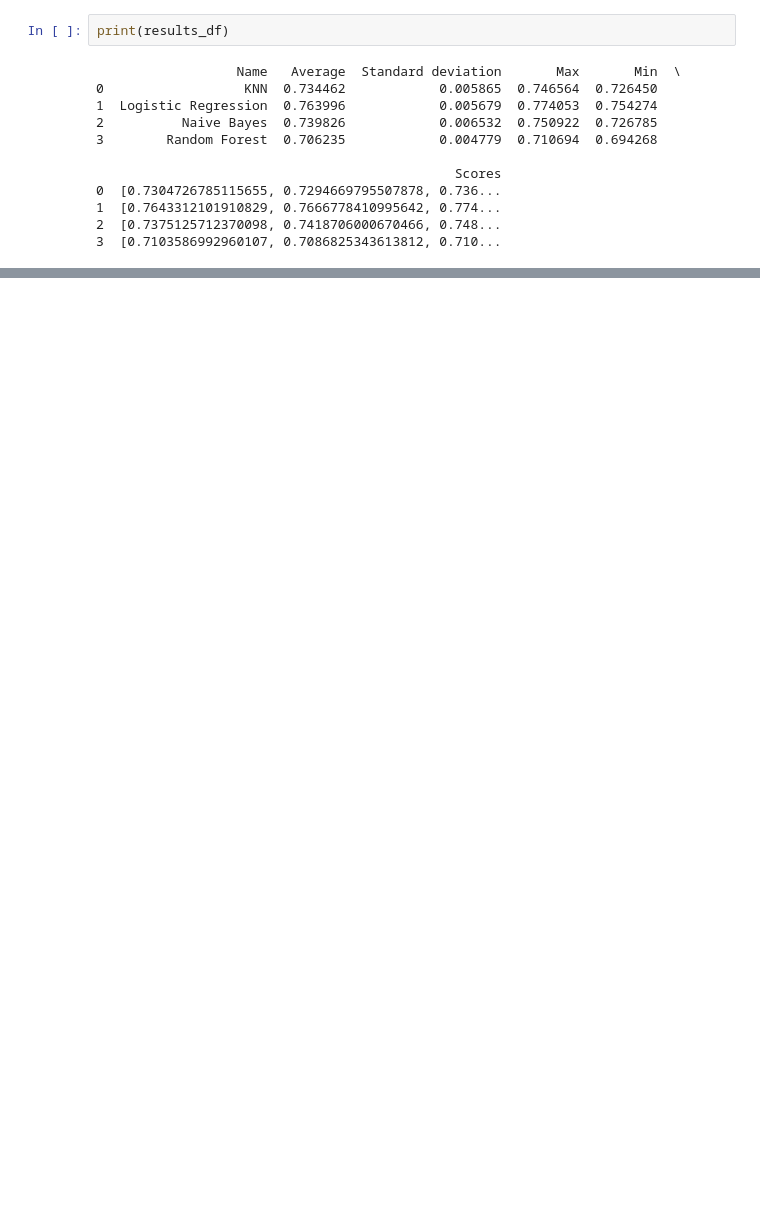
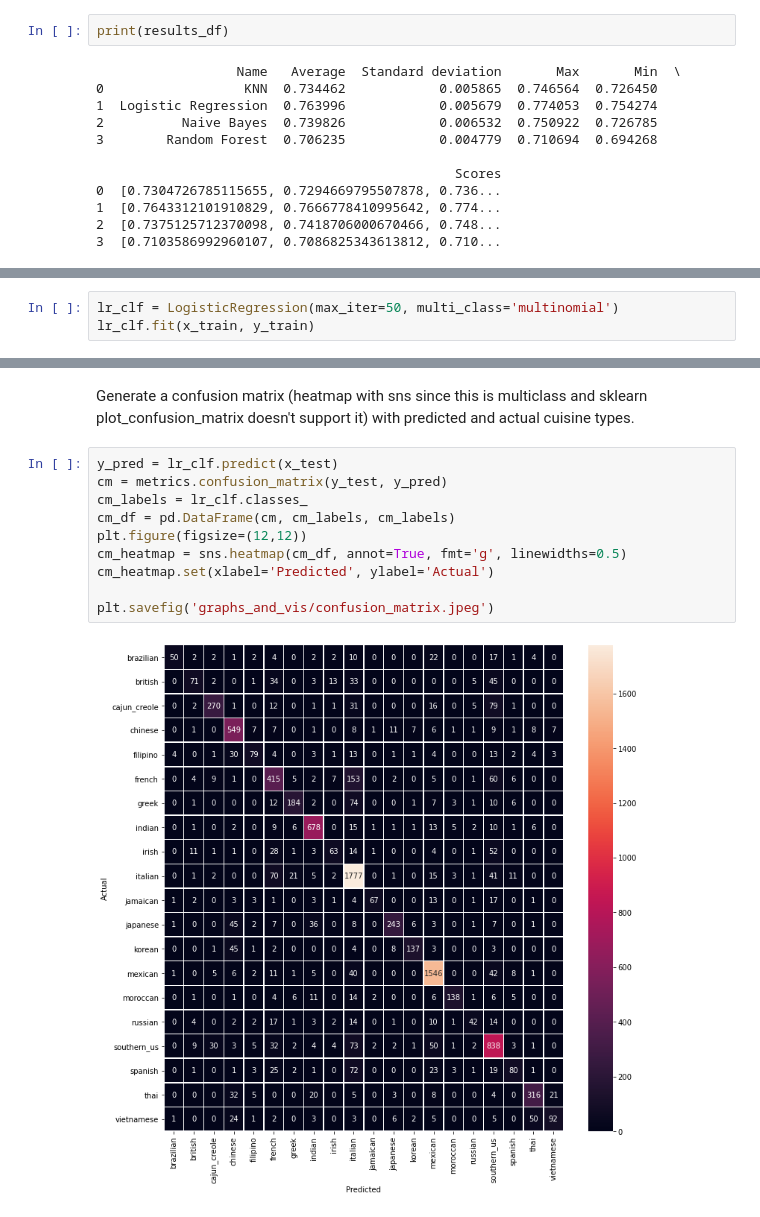
Before and after one commit to nutellaweera/Cuisine_Classification_ML, a Jupyter notebook: trainingAndTesting.ipynb, the cells around one changed output, grey strips where cells are left out. Saved outputs shown, nothing was run; the diff lists cells and outputs as text; blank space fills up the shorter version.

Commit message:
confusion matrix

```diff
--- a/trainingAndTesting.ipynb
+++ b/trainingAndTesting.ipynb
@@ -122,0 +112,3 @@ plt.show()
+# %%
+lr_clf = LogisticRegression(max_iter=50, multi_class='multinomial')
+lr_clf.fit(x_train, y_train)
@@ -122,0 +121,15 @@ plt.show()
+# %% [markdown]
+Generate a confusion matrix (heatmap with sns since this is multiclass and sklearn plot_confusion_matrix doesn't support it)
+with predicted and actual cuisine types.
+# %%
+y_pred = lr_clf.predict(x_test)
+cm = metrics.confusion_matrix(y_test, y_pred)
+cm_labels = lr_clf.classes_
+cm_df = pd.DataFrame(cm, cm_labels, cm_labels)
+plt.figure(figsize=(12,12))
+cm_heatmap = sns.heatmap(cm_df, annot=True, fmt='g', linewidths=0.5)
+cm_heatmap.set(xlabel='Predicted', ylabel='Actual')
+
+plt.savefig('graphs_and_vis/confusion_matrix.jpeg')
+# %% [output]
+[figure, added]
```
Also changed, not shown: parts of 6 cells of this notebook, 1 other file.
